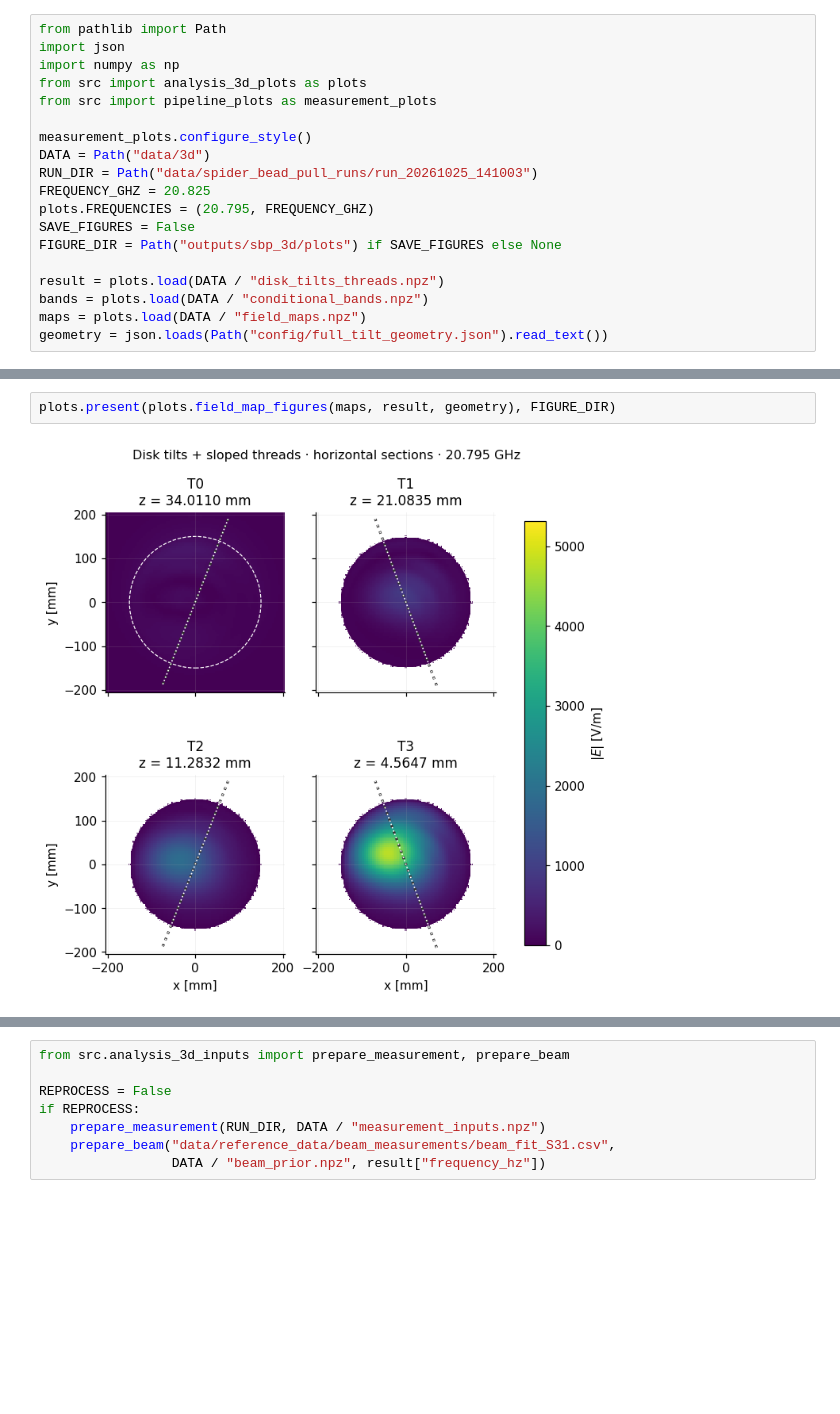
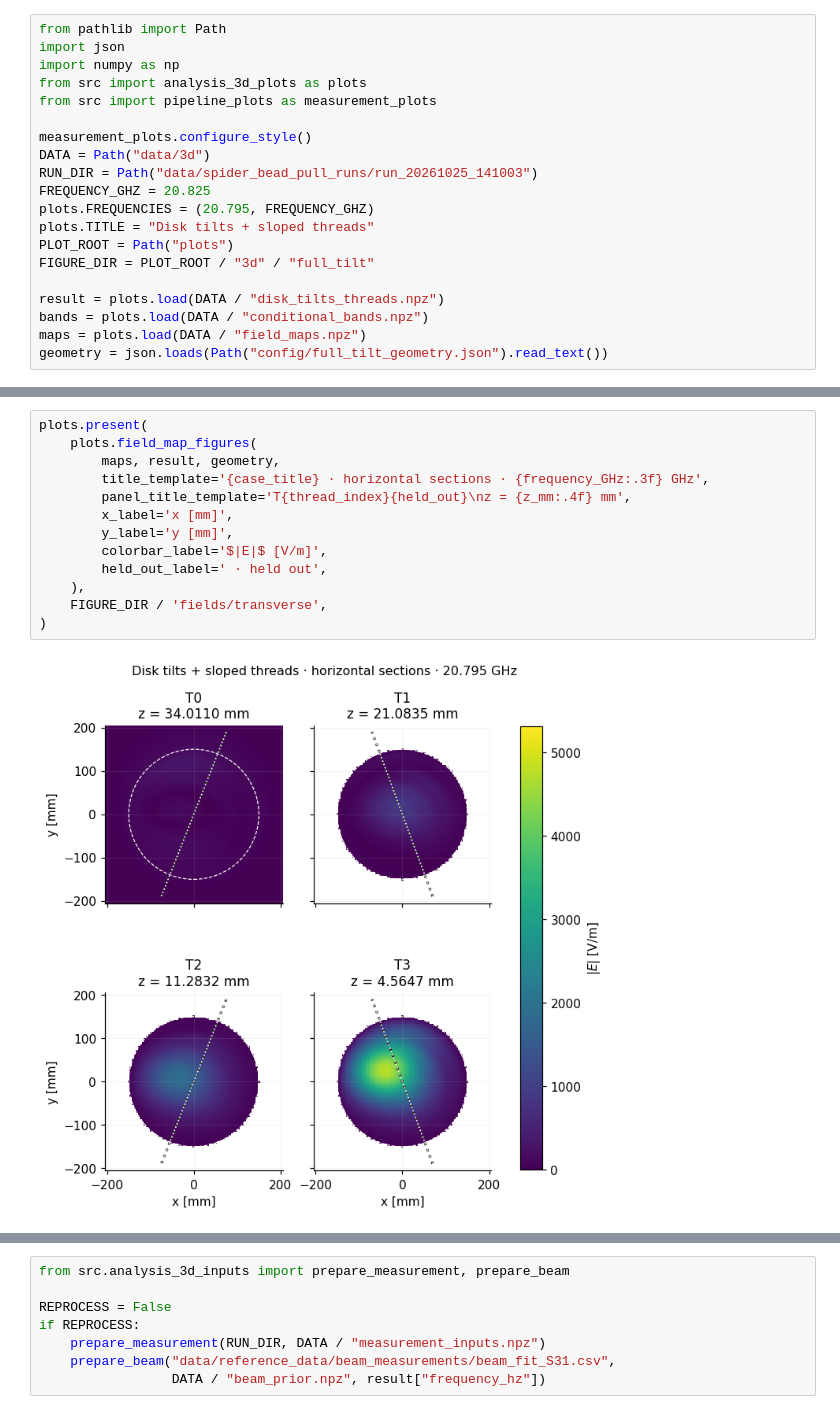
Before and after one commit to nabil-2/madmax-sbp, a Jupyter notebook: sbp_3d_analysis.ipynb, the cells around one changed output, grey strips where cells are left out. Cells and saved outputs as stored; diff of their text form; blank space fills up the shorter version.

Commit message:
Export notebook figures with editable labels and shorten notebook text

```diff
--- a/sbp_3d_analysis.ipynb
+++ b/sbp_3d_analysis.ipynb
@@ -18,8 +18,9 @@ DATA = Path("data/3d")
 RUN_DIR = Path("data/spider_bead_pull_runs/run_20261025_141003")
 FREQUENCY_GHZ = 20.825
 plots.FREQUENCIES = (20.795, FREQUENCY_GHZ)
-SAVE_FIGURES = False
-FIGURE_DIR = Path("outputs/sbp_3d/plots") if SAVE_FIGURES else None
+plots.TITLE = "Disk tilts + sloped threads"
+PLOT_ROOT = Path("plots")
+FIGURE_DIR = PLOT_ROOT / "3d" / "full_tilt"
 
 result = plots.load(DATA / "disk_tilts_threads.npz")
 bands = plots.load(DATA / "conditional_bands.npz")
@@ -75,4 +121,15 @@ Model $|E|$ without the bead, including the fitted amplitude scale. Each horizon
 # %%
-plots.present(plots.field_map_figures(maps, result, geometry), FIGURE_DIR)
+plots.present(
+    plots.field_map_figures(
+        maps, result, geometry,
+        title_template='{case_title} · horizontal sections · {frequency_GHz:.3f} GHz',
+        panel_title_template='T{thread_index}{held_out}\nz = {z_mm:.4f} mm',
+        x_label='x [mm]',
+        y_label='y [mm]',
+        colorbar_label='$|E|$ [V/m]',
+        held_out_label=' · held out',
+    ),
+    FIGURE_DIR / 'fields/transverse',
+)
 # %% [output]
-[figure, old version]
+[figure, new version]
```
Also changed, not shown: parts of 23 cells of this notebook, 9 other files.
